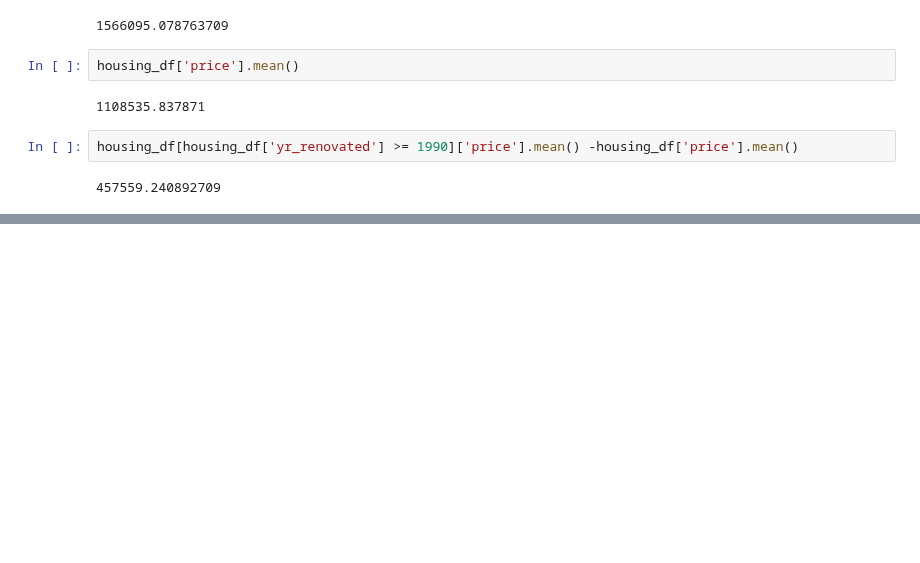
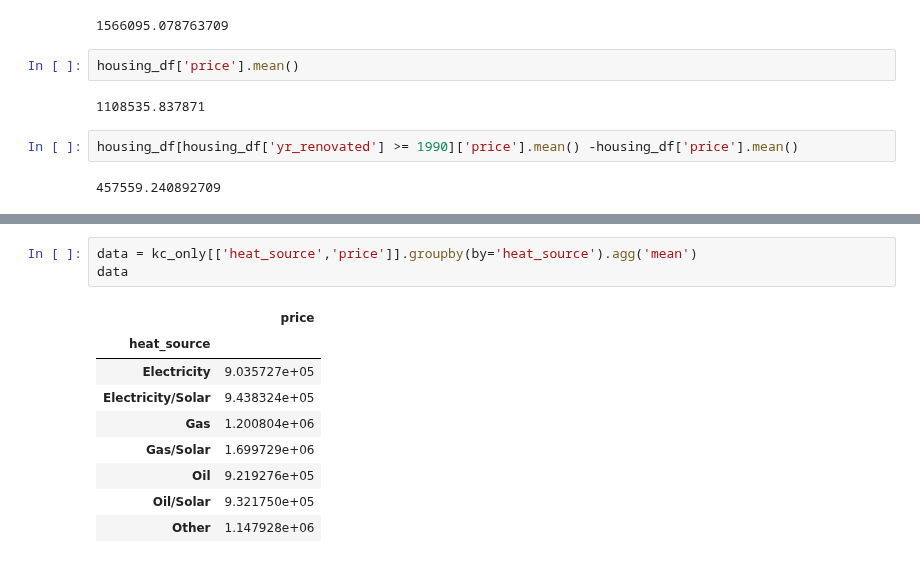
Before and after one commit to ParkedHampster/Modeled_Homes-Phase_2, a Jupyter notebook: individual_notebooks/jd.ipynb, the cells around one changed output, grey strips where cells are left out. Drawn from its saved outputs; the diff is of its cells as text; blank space fills up the shorter version.

```diff
--- a/individual_notebooks/jd.ipynb
+++ b/individual_notebooks/jd.ipynb
@@ -220,0 +274,13 @@ housing_df[housing_df['yr_renovated'] >= 1990]['price'].mean() -housing_df['pric
+# %%
+data = kc_only[['heat_source','price']].groupby(by='heat_source').agg('mean')
+data
+# %% [output]
+|  | price |
+| heat_source |  |
+| Electricity | 9.035727e+05 |
+| Electricity/Solar | 9.438324e+05 |
+| Gas | 1.200804e+06 |
+| Gas/Solar | 1.699729e+06 |
+| Oil | 9.219276e+05 |
+| Oil/Solar | 9.321750e+05 |
+| Other | 1.147928e+06 |
```
Also changed, not shown: parts of 19 cells of this notebook, 3 other files.
